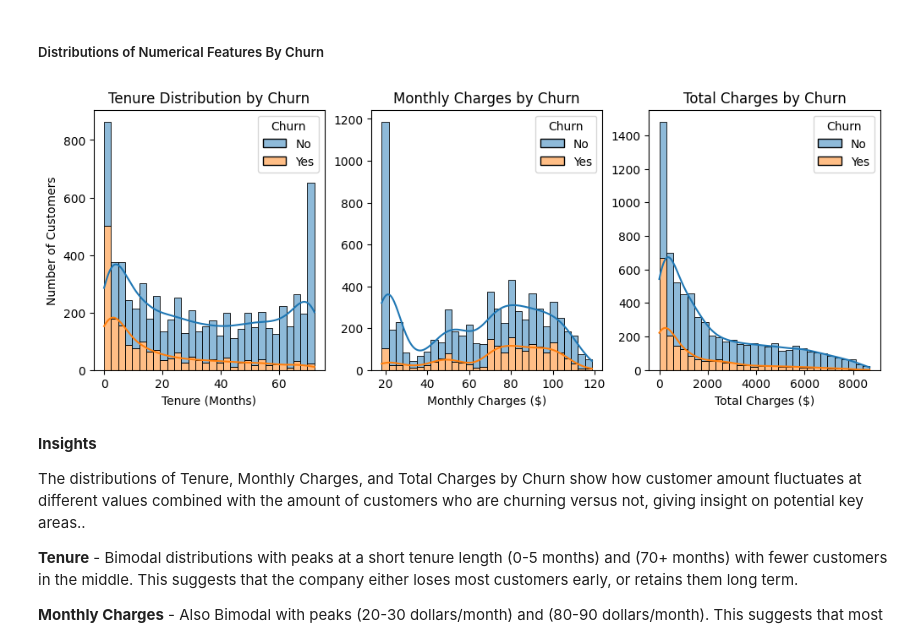
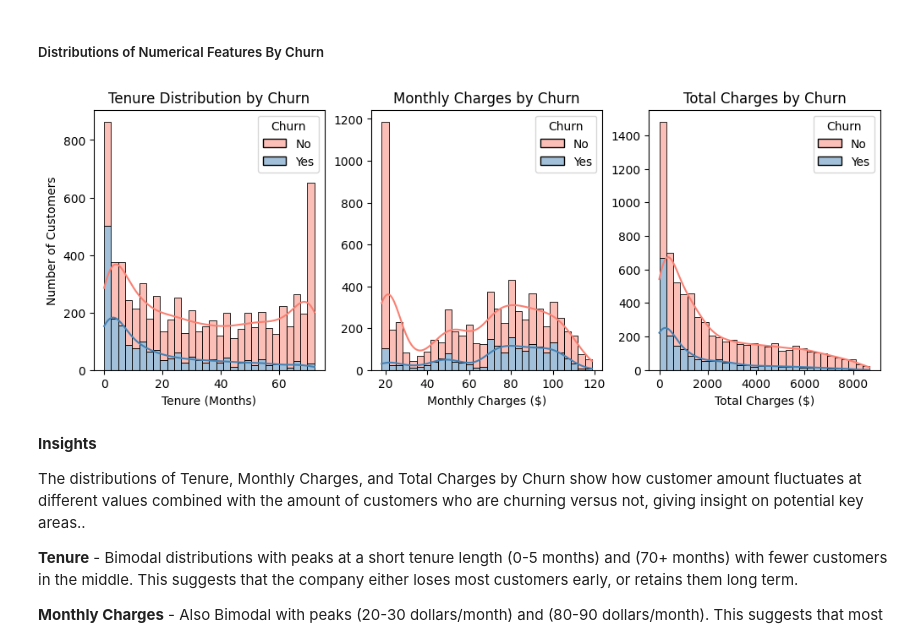
Before and after one commit to keeganprunty/telco-churn-analysis, a Jupyter notebook: telco_customer_analysis.ipynb, the cells around one changed output. Saved outputs shown, nothing was run; the diff lists cells and outputs as text; code cells hidden in the pictures.

Commit message:
EDA: Numerical distributions by churn formatting and deleting second plot

```diff
--- a/telco_customer_analysis.ipynb
+++ b/telco_customer_analysis.ipynb
@@ -333,7 +333,9 @@ This shows the general split of No Churn versus Churn of the customer sample. Th
 # %% [markdown]
 ##### Distributions of Numerical Features By Churn
 # %%
+palette = {'Yes': 'steelblue', 'No': 'salmon'} # pallete for seaborn
 fig, axes = plt.subplots(1, 3, figsize=(12, 4))
+
 
 # plot for Tenure by Churn
 sns.histplot(
@@ -343,7 +345,8 @@ sns.histplot(
     bins=30,
     kde=True,
     multiple='stack',
-    ax = axes[0]
+    ax = axes[0],
+    palette = palette
 )
 
 axes[0].set_title('Tenure Distribution by Churn')
@@ -352,36 +355,38 @@ axes[0].set_ylabel('Number of Customers')
 
 # plot for Monthly Charges by Churn
 sns.histplot(
     data=clean_df,
     x='MonthlyCharges',
     hue='Churn',
     bins=30,
     kde=True,
     multiple='stack',
-    ax = axes[1]
+    ax = axes[1],
+    palette = palette
 )
 
 axes[1].set_title('Monthly Charges by Churn')
 axes[1].set_xlabel('Monthly Charges ($)')
 axes[1].set_ylabel('') #getting rid of the "count" y axis label
 
 # plot for Total Charges by Churn
 sns.histplot(
     data=clean_df,
     x='TotalCharges',
     hue='Churn',
     bins=30,
     kde=True,
     multiple='stack',
-    ax = axes[2]
+    ax = axes[2],
+    palette = palette
 )
 
 axes[2].set_title('Total Charges by Churn')
 axes[2].set_xlabel('Total Charges ($)')
 axes[2].set_ylabel('')
 plt.show()
 # %% [output]
-[figure, old version]
+[figure, new version]
 # %% [markdown]
 **Insights**
 
```
Also changed, not shown: parts of 1 cell of this notebook.
